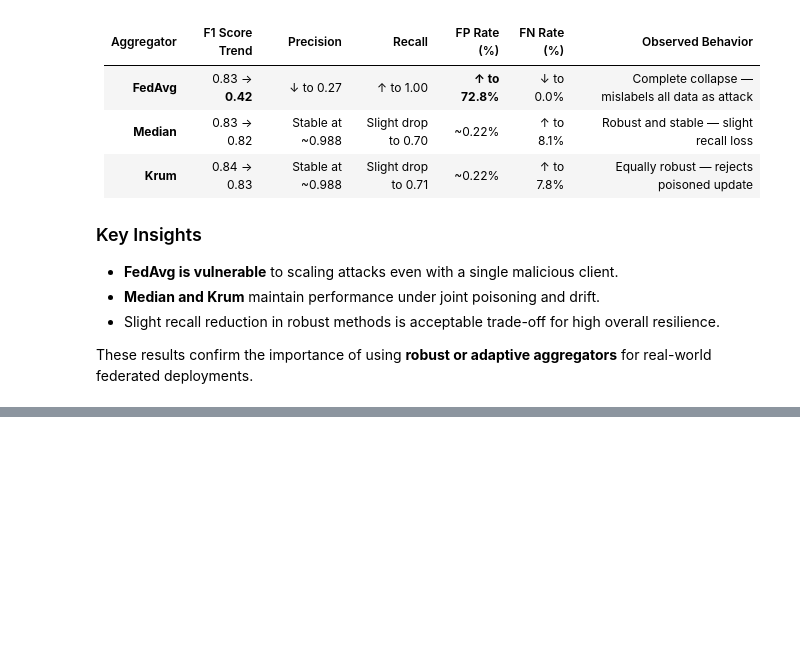
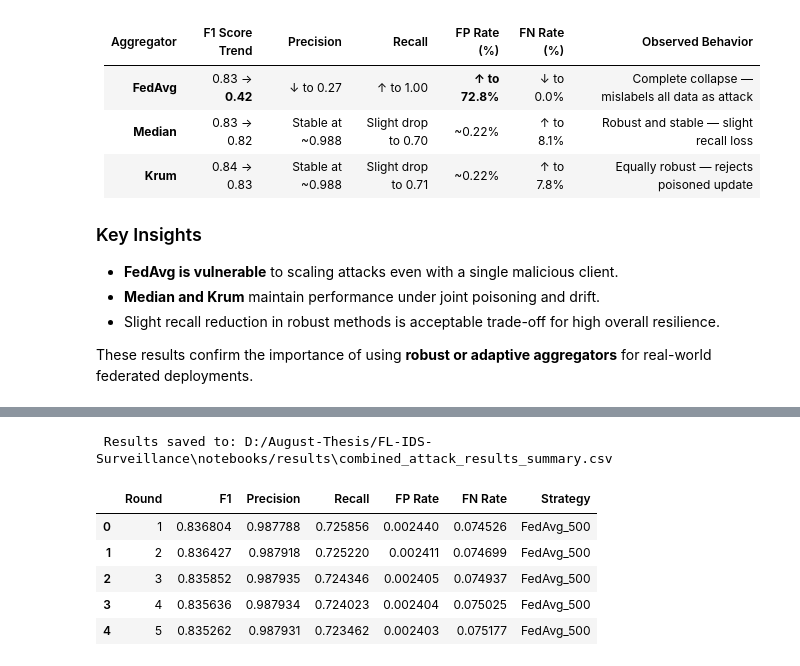
Before and after one commit to aztecx/FL-IDS-Surveillance, a Jupyter notebook: notebooks/06_Combined_defense_strategies.ipynb, the cells around one changed output, grey strips where cells are left out. Drawn from its saved outputs; the diff is of its cells as text; code cells hidden in the pictures; blank space fills up the shorter version.

Commit message:
Notebook5 : Conclusion of notebook5

```diff
--- a/notebooks/06_Combined_defense_strategies.ipynb
+++ b/notebooks/06_Combined_defense_strategies.ipynb
@@ -621,0 +831,42 @@ def run_combined_weighted_fedavg(
+# %%
+import os
+
+# === Add Strategy label to each result set ===
+fedavg_extreme["Strategy"] = "FedAvg_500"
+median_extreme["Strategy"] = "Median_500"
+krum_extreme["Strategy"] = "Krum_500"
+combined_results_fedavg["Strategy"] = "FedAvg_50"
+combined_results_median["Strategy"] = "Median_50"
+combined_results_krum["Strategy"] = "Krum_50"
+combined_results_driftaware["Strategy"] = "DriftAwareFedAvg_50"
+
+# === Combine all results ===
+combined_summary = pd.concat([
+    fedavg_extreme,
+    median_extreme,
+    krum_extreme,
+    combined_results_fedavg,
+    combined_results_median,
+    combined_results_krum,
+    combined_results_driftaware
+], ignore_index=True)
+
+# === Ensure results directory exists ===
+save_path = os.path.join(results_path, "combined_attack_results_summary.csv")
+os.makedirs(os.path.dirname(save_path), exist_ok=True)
+
+# === Save to CSV ===
+combined_summary.to_csv(save_path, index=False)
+print(f" Results saved to: {save_path}")
+# %% [output]
+ Results saved to: D:/August-Thesis/FL-IDS-Surveillance\notebooks/results\combined_attack_results_summary.csv
+# %%
+df = pd.read_csv("results/combined_attack_results_summary.csv")
+df.head()
+# %% [output]
+|  | Round | F1 | Precision | Recall | FP Rate | FN Rate | Strategy |
+| 0 | 1 | 0.836804 | 0.987788 | 0.725856 | 0.002440 | 0.074526 | FedAvg_500 |
+| 1 | 2 | 0.836427 | 0.987918 | 0.725220 | 0.002411 | 0.074699 | FedAvg_500 |
+| 2 | 3 | 0.835852 | 0.987935 | 0.724346 | 0.002405 | 0.074937 | FedAvg_500 |
+| 3 | 4 | 0.835636 | 0.987934 | 0.724023 | 0.002404 | 0.075025 | FedAvg_500 |
+| 4 | 5 | 0.835262 | 0.987931 | 0.723462 | 0.002403 | 0.075177 | FedAvg_500 |
```
Also changed, not shown: parts of 8 cells of this notebook, 1 other file.
